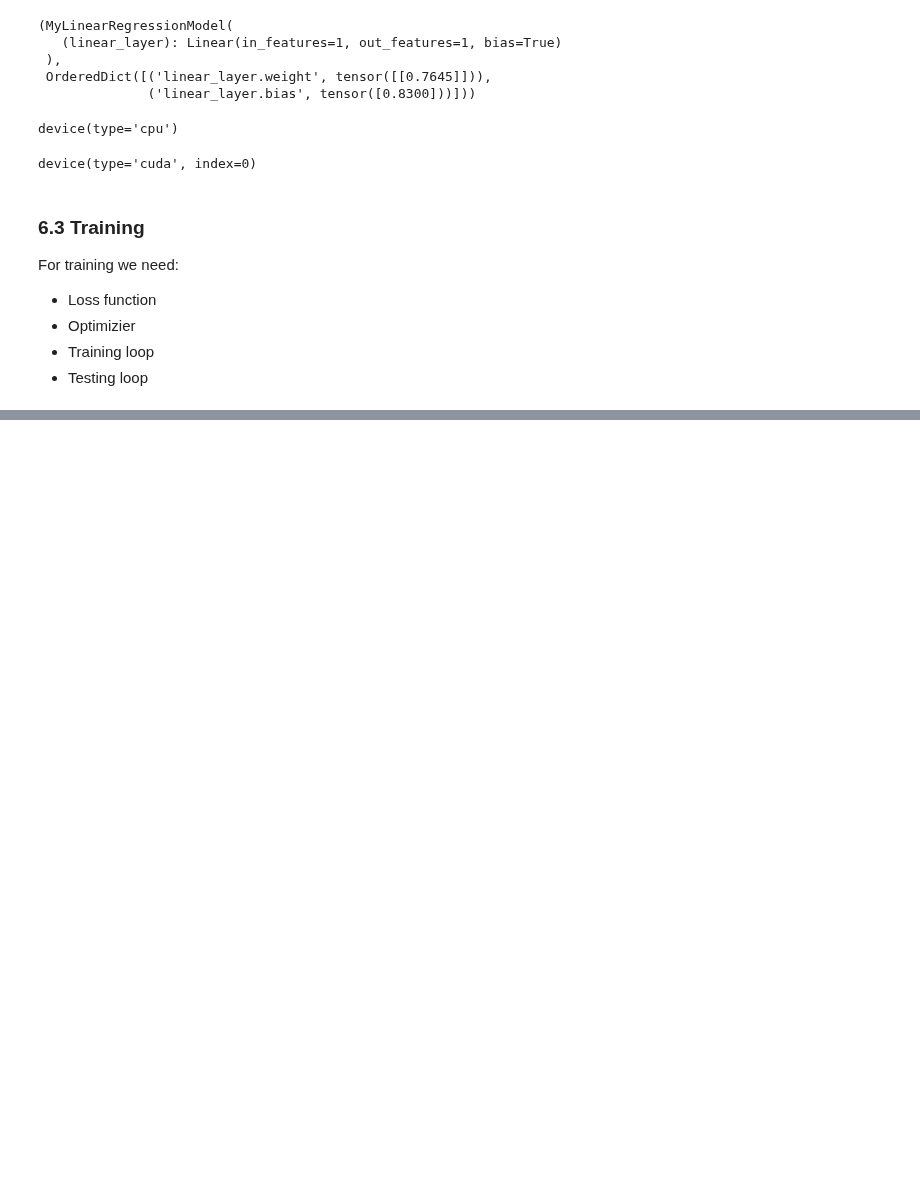
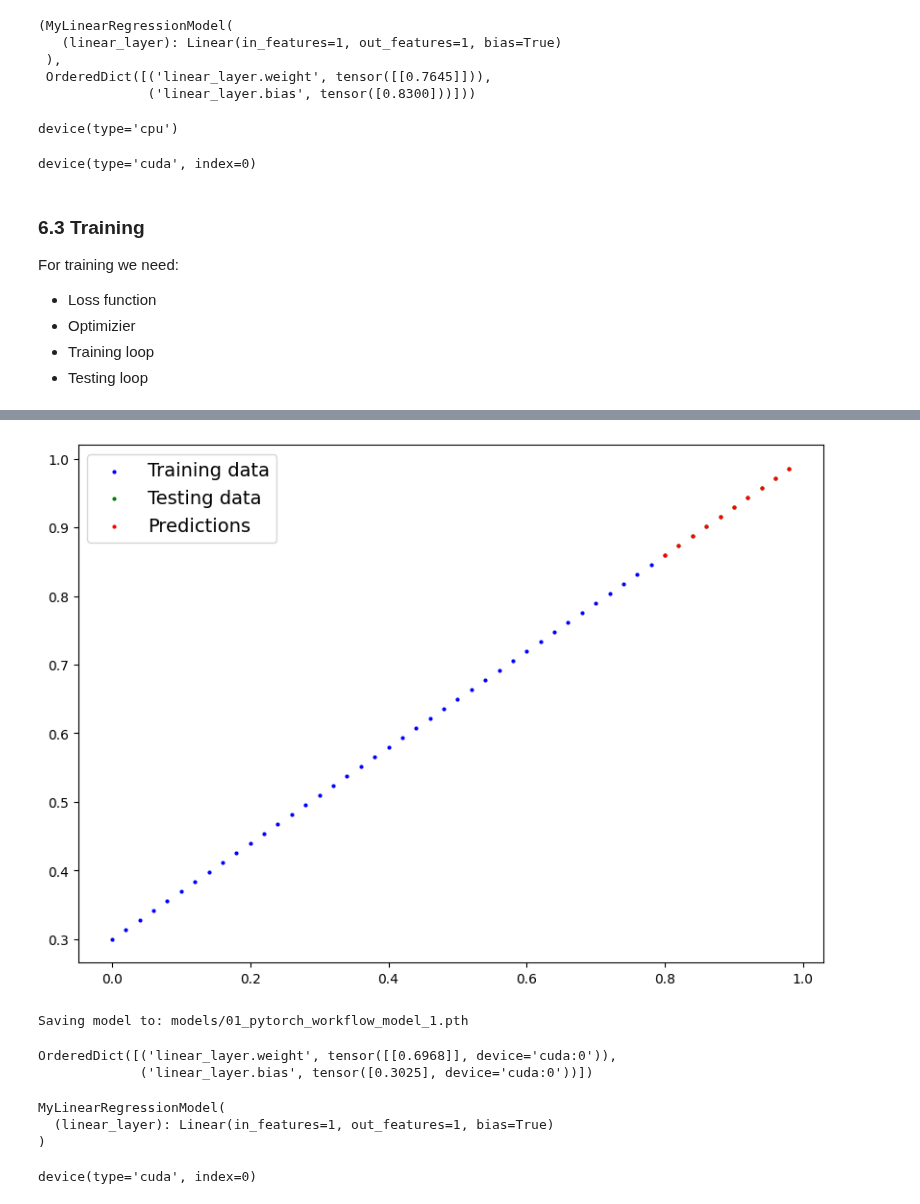
Before and after one commit to nlscng/turbo-doodle, a Jupyter notebook: 01_pytorch_workflow.ipynb, the cells around one changed output, grey strips where cells are left out. Cells and saved outputs as stored; diff of their text form; code cells hidden in the pictures; blank space fills up the shorter version.

```diff
--- a/01_pytorch_workflow.ipynb
+++ b/01_pytorch_workflow.ipynb
@@ -613,8 +613,8 @@ Mon May 26 22:28:48 2025
 # %%
 # Create some data using the linear regression formula y = weight * X + bias
 
-weight = 0.67
-bias = 0.11
+weight = 0.7
+bias = 0.3
 
 # create range values
 start = 0
@@ -774,0 +786,10 @@ Epoch: 190 | Loss: 0.00448860228061676 | Test loss: 0.005782342050224543
+# %%
+# Turn model into evalution mode
+model_1.eval()
+
+# Turn on inference mode
+with torch.inference_mode():
+  # Make predictions on the test data
+  y_preds = model_1(X_test)
+
+y_preds
@@ -774,0 +807,49 @@ Epoch: 190 | Loss: 0.00448860228061676 | Test loss: 0.005782342050224543
+# %%
+# Check out predicitons visually, but remember
+# to make sure data is on CPU, since our function uses numpy, and numpy is CPU only
+plot_predictions(predictions=y_preds.cpu())
+# %% [output]
+[figure, added]
+# %%
+### 6.5 Saving and loading our newly trained model
+# Saving our PyTorch model
+from pathlib import Path
+
+# 1. Create models directory
+MODEL_PATH = Path("models")
+MODEL_PATH.mkdir(parents=True, exist_ok=True)
+
+# 2. Create model save path
+MODEL_NAME = "01_pytorch_workflow_model_1.pth" # 'pth' or 'pt' is convention for pytorch model saved file extension.
+MODEL_SAVE_PATH = MODEL_PATH / MODEL_NAME
+
+
+# 3. Save the model state dict
+print(f"Saving model to: {MODEL_SAVE_PATH}")
+torch.save(obj=model_1.state_dict(), f=MODEL_SAVE_PATH)
+# %% [output]
+Saving model to: models/01_pytorch_workflow_model_1.pth
+# %%
+model_1.state_dict()
+# %% [output]
+OrderedDict([('linear_layer.weight', tensor([[0.6968]], device='cuda:0')),
+             ('linear_layer.bias', tensor([0.3025], device='cuda:0'))])
+# %%
+# Load a PyTorch model
+
+# create a new instance
+loaded_model_1 = MyLinearRegressionModel()
+
+# load the saved state_dict into the new instance
+loaded_model_1.load_state_dict(torch.load(f=MODEL_SAVE_PATH))
+
+# put the loaded model to the target device
+loaded_model_1.to(device)
+# %% [output]
+MyLinearRegressionModel(
+  (linear_layer): Linear(in_features=1, out_features=1, bias=True)
+)
+# %%
+next(loaded_model_1.parameters()).device
+# %% [output]
+device(type='cuda', index=0)
```
Also changed, not shown: parts of 10 cells of this notebook.
